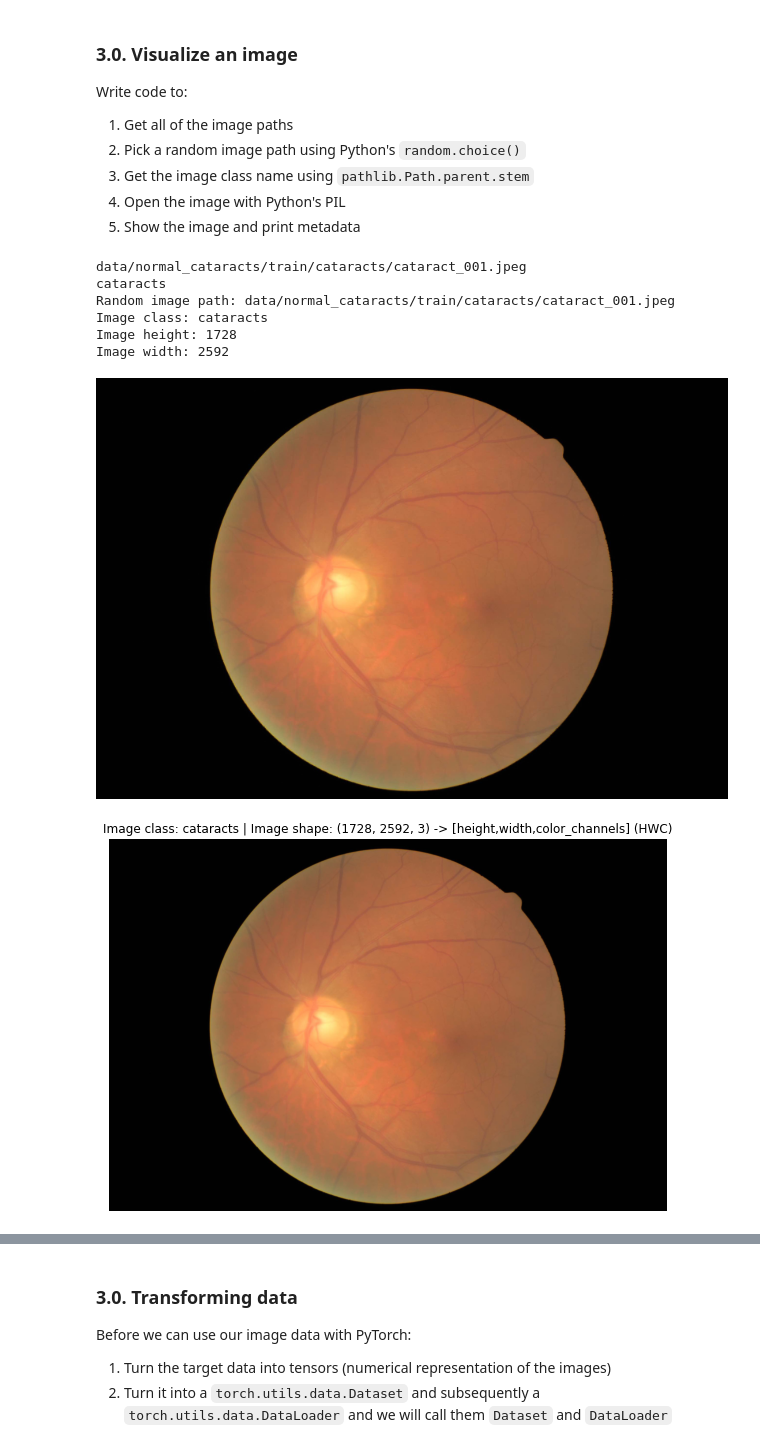
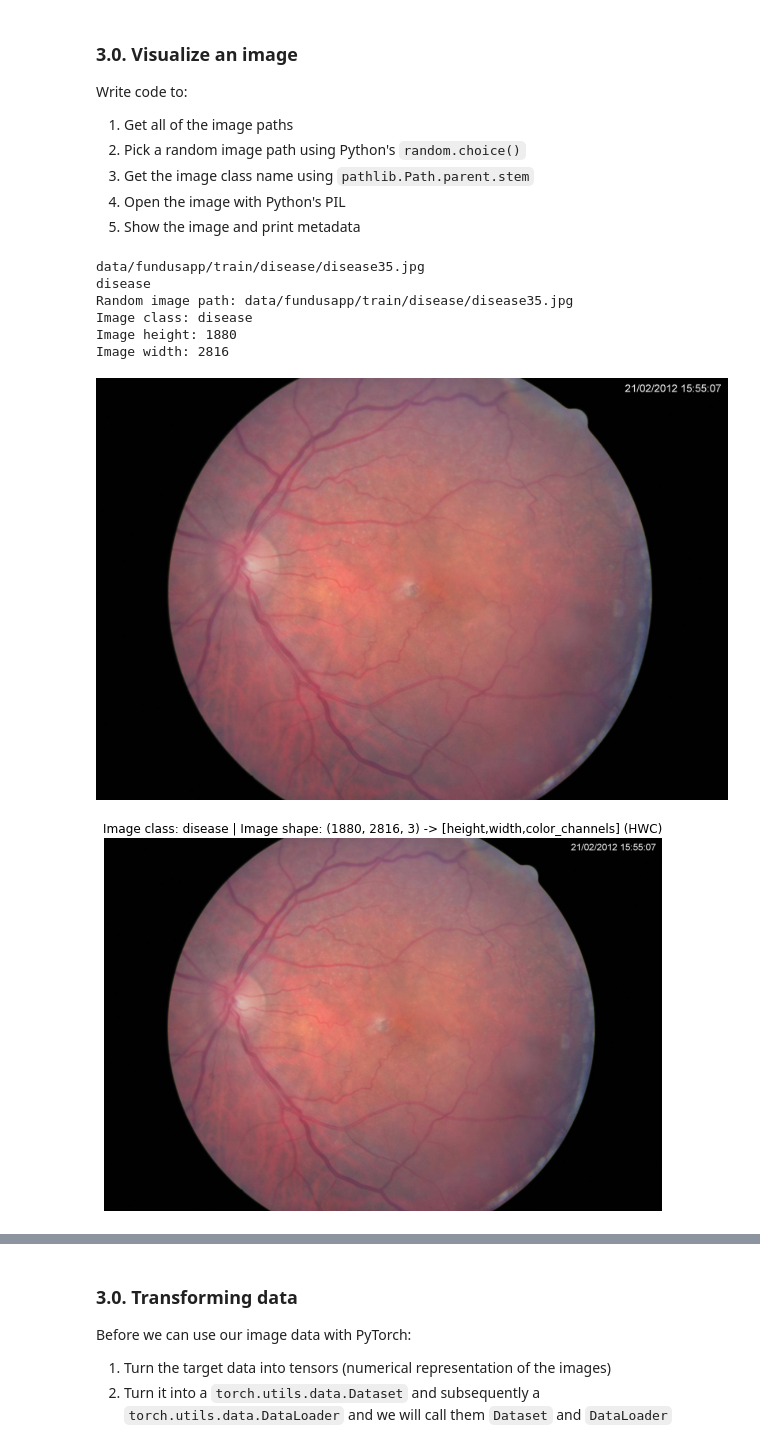
Before and after one commit to jfink09/optical-funduscopic-convolutional-neural-network, a Jupyter notebook: FundusNeuralNet.ipynb, the cells around one changed output, grey strips where cells are left out. Drawn from its saved outputs; the diff is of its cells as text; code cells hidden in the pictures.

```diff
--- a/FundusNeuralNet.ipynb
+++ b/FundusNeuralNet.ipynb
@@ -19,7 +19,7 @@ import zipfile
 from pathlib import Path
 
 data_path = Path("data")
-image_path = data_path / "normal_cataracts"
+image_path = data_path / "fundusapp"
 
 # Download it and prepare image folder if it does not already exist
 if image_path.is_dir():
@@ -29,13 +29,14 @@ else:
   image_path.mkdir(parents=True,exist_ok=True)
 
 # Download normal and cataracts data
-with open(data_path / "normal_cataracts.zip", "wb") as f:
-  request = requests.get("https://github.com/jfink09/optical-funduscopic-convolutional-neural-network/raw/main/data/normal_cataracts.zip")
+with open(data_path / "fundusapp.zip", "wb") as f:
+  #request = requests.get("https://github.com/jfink09/optical-funduscopic-convolutional-neural-network/raw/main/data/normal_cataracts.zip")
+  request = requests.get("https://github.com/jfink09/optical-funduscopic-convolutional-neural-network/raw/main/data/fundusapp.zip")
   print("Downloading normal and cataracts data...")
   f.write(request.content)
 
 # Unzip normal and cataracts data
-with zipfile.ZipFile(data_path / "normal_cataracts.zip", "r") as zip_ref:
+with zipfile.ZipFile(data_path / "fundusapp.zip", "r") as zip_ref:
   print("Unzipping normal and cataracts data...")
   zip_ref.extractall(image_path)
 # %% [output]
@@ -82,40 +82,40 @@ Write code to:
 # %%
 import random
 from PIL import Image
 
 # Set seed
 #random.seed(42)
 
 # 1. Get all image paths
-image_path_list = list(image_path.glob("*/*/*.jpeg"))
+image_path_list = list(image_path.glob("*/*/*.jpg"))
 image_path_list
 
 # 2. Pick a random image path
 random_image_path = random.choice(image_path_list)
 print(random_image_path)
 
 # 3. Get image class from path name (the image class is the name of the directory where the image is stored)
 image_class = random_image_path.parent.stem
 print(image_class)
 
 # 4. Open image
 img = Image.open(random_image_path)
 
 # 5. Print metadata
 print(f"Random image path: {random_image_path}")
 print(f"Image class: {image_class}")
 print(f"Image height: {img.height}")
 print(f"Image width: {img.width}")
 
 img
 # %% [output]
-data/normal_cataracts/train/cataracts/cataract_001.jpeg
-cataracts
-Random image path: data/normal_cataracts/train/cataracts/cataract_001.jpeg
-Image class: cataracts
-Image height: 1728
-Image width: 2592
+data/fundusapp/train/disease/disease35.jpg
+disease
+Random image path: data/fundusapp/train/disease/disease35.jpg
+Image class: disease
+Image height: 1880
+Image width: 2816
-[figure, old version]
+[figure, new version]
 # %%
 # Visualize with matplotlib
 import numpy as np
@@ -130,7 +130,7 @@ plt.imshow(img_as_array)
 plt.title(f"Image class: {image_class} | Image shape: {img_as_array.shape} -> [height,width,color_channels] (HWC)")
 plt.axis(False);
 # %% [output]
-[figure, old version]
+[figure, new version]
 # %%
 # Show the image in numerical format
 img_as_array
```
Also changed, not shown: parts of 46 cells of this notebook.
